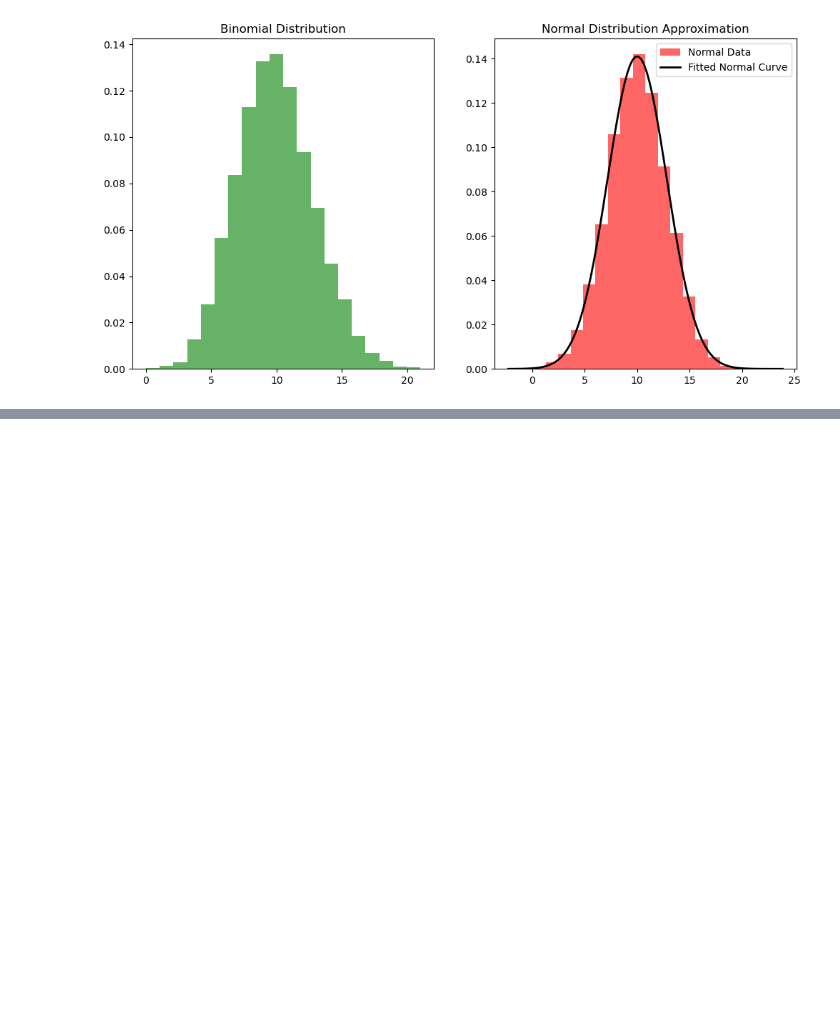
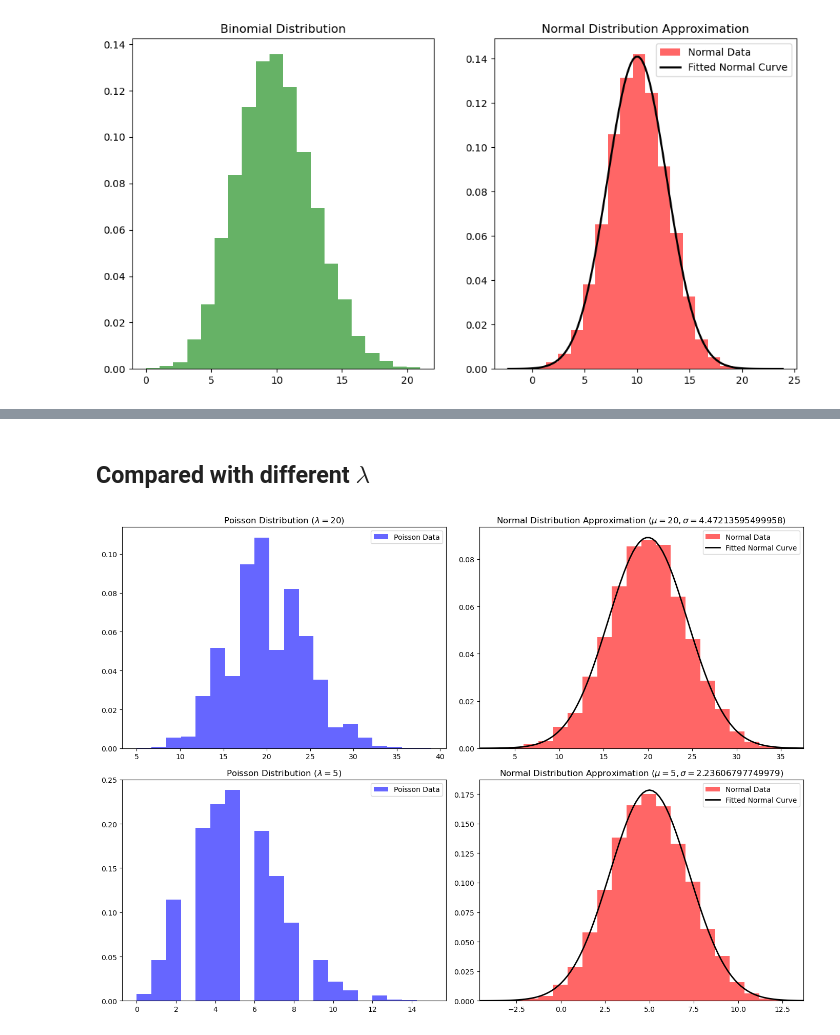
Before and after one commit to Magica-Chen/data-analysis-statistics, a Jupyter notebook: Session4/Lab Note 4.ipynb, the cells around one changed output, grey strips where cells are left out. Cells and saved outputs as stored; diff of their text form; code cells hidden in the pictures; blank space fills up the shorter version.

```diff
--- a/Session4/Lab Note 4.ipynb
+++ b/Session4/Lab Note 4.ipynb
@@ -333,0 +376,41 @@ plt.show()
+# %% [markdown]
+## Compared with different $\lambda$
+# %%
+# Set random seeds for reproducibility
+np.random.seed(1314)
+
+# Generate subplots
+fig, axes = plt.subplots(2, 2, figsize=(14, 10))
+
+# Loop over different lambda values
+for idx, lambda_val in enumerate([20, 5]):
+    # Generate Poisson data
+    poisson_data = np.random.poisson(lambda_val, 10000)
+
+    # Parameters for approximating Normal distribution
+    mu = lambda_val
+    sigma = np.sqrt(lambda_val)
+
+    # Generate Normal data for approximation
+    normal_data = np.random.normal(mu, sigma, 10000)
+
+    # Plot Poisson distribution
+    axes[idx, 0].hist(poisson_data, bins=20, density=True, alpha=0.6, color='b', label='Poisson Data')
+    axes[idx, 0].set_title(f'Poisson Distribution ($\\lambda={lambda_val}$)')
+    axes[idx, 0].legend()
+
+    # Plot Normal distribution
+    axes[idx, 1].hist(normal_data, bins=20, density=True, alpha=0.6, color='r', label='Normal Data')
+
+    # Adding fitted Normal curve to Poisson data
+    xmin, xmax = axes[idx, 1].set_xlim()
+    x = np.linspace(xmin, xmax, 100)
+    pdf = stats.norm.pdf(x, mu, sigma)
+    axes[idx, 1].plot(x, pdf, 'k', linewidth=2, label='Fitted Normal Curve')
+    axes[idx, 1].set_title(f'Normal Distribution Approximation ($\\mu={mu}, \\sigma={sigma}$)')
+    axes[idx, 1].legend()
+
+plt.tight_layout()
+plt.show()
+# %% [output]
+[figure, added]
```
Also changed, not shown: parts of 16 cells of this notebook.
